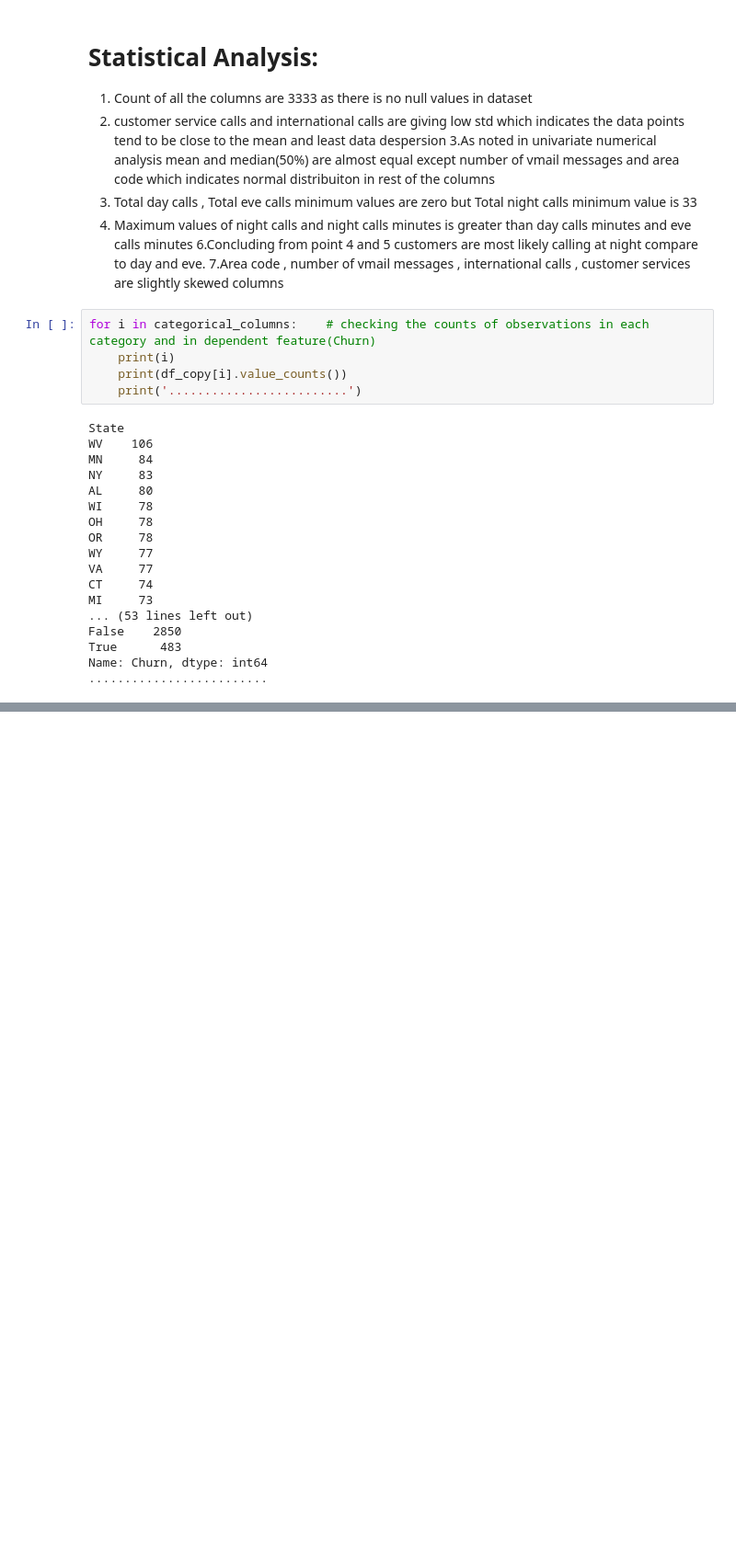
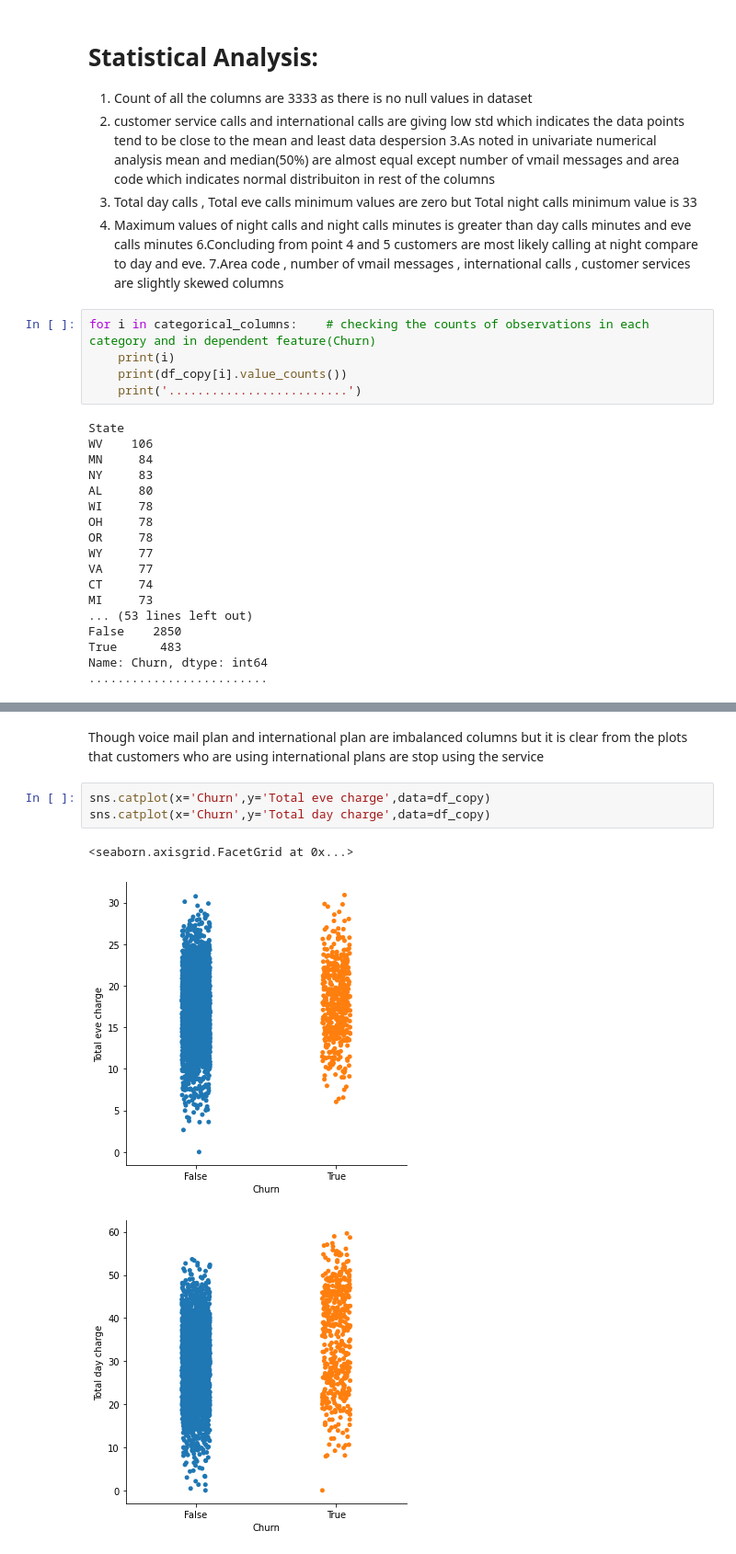
Before and after one commit to Aayushi4925/Telecom_churn, a Jupyter notebook: Copy_of_Telecom_Churn_Analysis_Capstone_Project.ipynb, the cells around one changed output, grey strips where cells are left out. Shown: that part at 92% size. Cells and saved outputs as stored; diff of their text form; blank space fills up the shorter version.

```diff
--- a/Copy_of_Telecom_Churn_Analysis_Capstone_Project.ipynb
+++ b/Copy_of_Telecom_Churn_Analysis_Capstone_Project.ipynb
@@ -235,3 +250,12 @@ sns.countplot(df['International plan'],hue='Churn',data=df)  #international plan
 # %% [output]
 <matplotlib.axes._subplots.AxesSubplot at 0x...>
 [figure]
+# %% [markdown]
+Though voice mail plan and international plan are imbalanced columns but it is clear from the plots that customers who are using international plans are stop using the service
+# %%
+sns.catplot(x='Churn',y='Total eve charge',data=df_copy)
+sns.catplot(x='Churn',y='Total day charge',data=df_copy)
+# %% [output]
+<seaborn.axisgrid.FacetGrid at 0x...>
+[figure, added]
+[figure, added]
```
Also changed, not shown: parts of 31 cells of this notebook.
